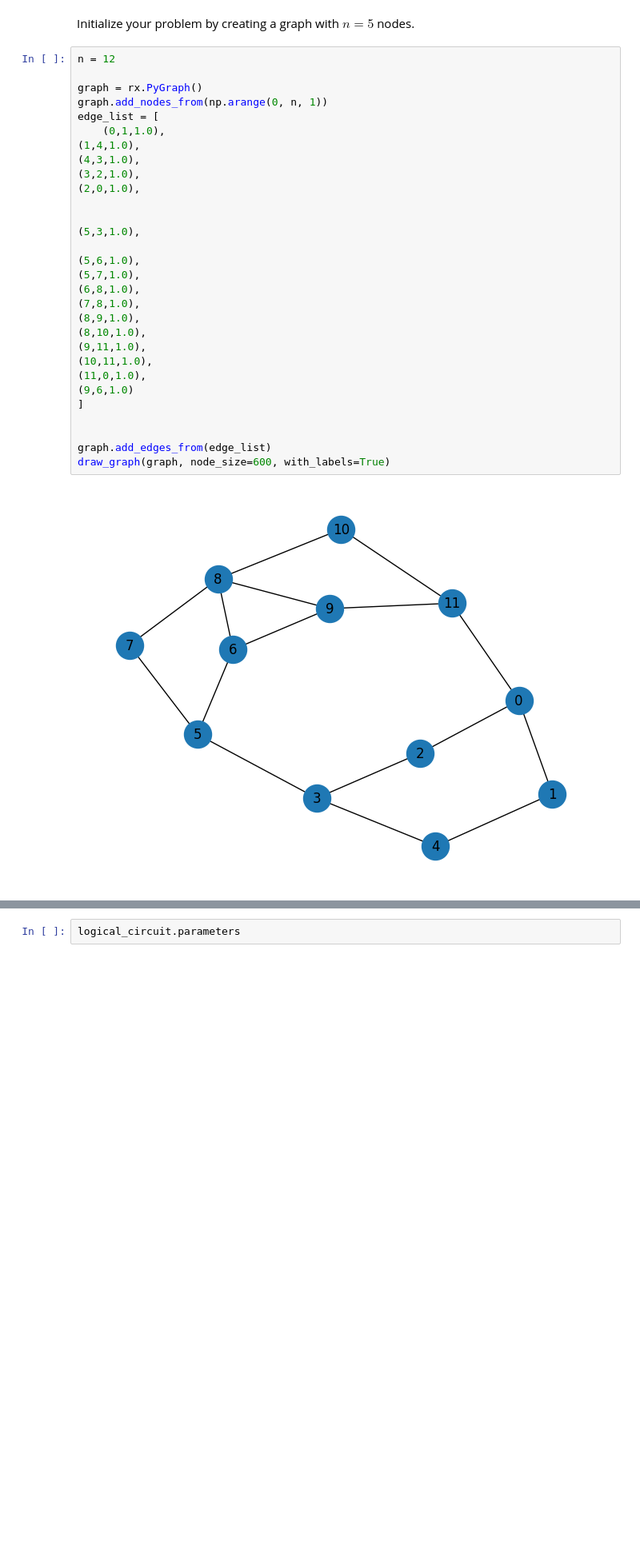
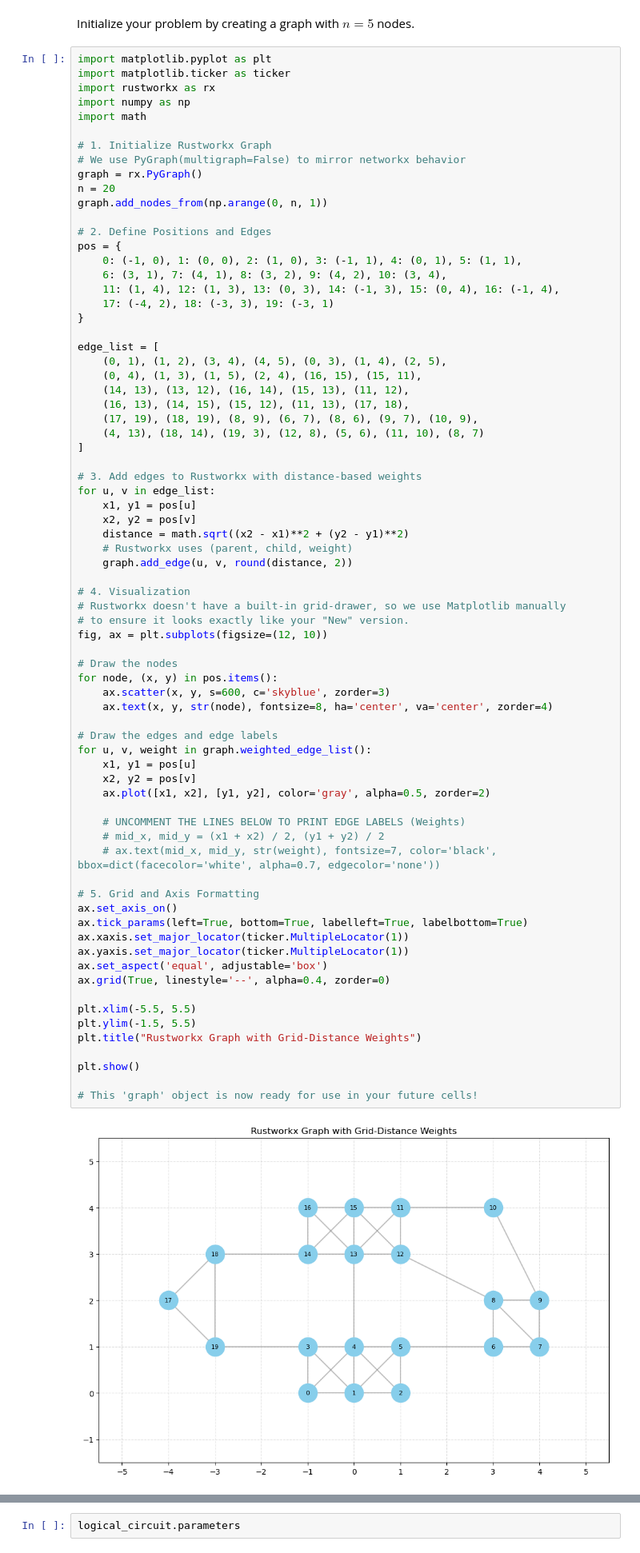
Before and after one commit to TonyPeonio/Ising_Model_Application, a Jupyter notebook: MaxCutRunLocalComplexGeometry.ipynb, the cells around one changed output, grey strips where cells are left out. Shown at 80% size. Cells and saved outputs as stored; diff of their text form; blank space fills up the shorter version.

Commit message:
Converted the graph to be compatible with the rest of the code and did a full run

```diff
--- a/MaxCutRunLocalComplexGeometry.ipynb
+++ b/MaxCutRunLocalComplexGeometry.ipynb
@@ -19,37 +19,80 @@ from qiskit_ibm_runtime import SamplerV2 as Sampler
 # %% [markdown]
 Initialize your problem by creating a graph with $n=5$ nodes.
 # %%
-n = 12
+import matplotlib.pyplot as plt
+import matplotlib.ticker as ticker
+import rustworkx as rx
+import numpy as np
+import math
 
+# 1. Initialize Rustworkx Graph
+# We use PyGraph(multigraph=False) to mirror networkx behavior
 graph = rx.PyGraph()
+n = 20
 graph.add_nodes_from(np.arange(0, n, 1))
+
+# 2. Define Positions and Edges
+pos = {
+    0: (-1, 0), 1: (0, 0), 2: (1, 0), 3: (-1, 1), 4: (0, 1), 5: (1, 1),
+    6: (3, 1), 7: (4, 1), 8: (3, 2), 9: (4, 2), 10: (3, 4),
+    11: (1, 4), 12: (1, 3), 13: (0, 3), 14: (-1, 3), 15: (0, 4), 16: (-1, 4),
+    17: (-4, 2), 18: (-3, 3), 19: (-3, 1)
+}
+
 edge_list = [
-    (0,1,1.0),
-(1,4,1.0),
-(4,3,1.0),
-(3,2,1.0),
-(2,0,1.0),
-
-
-(5,3,1.0),
-
-(5,6,1.0),
-(5,7,1.0),
-(6,8,1.0),
-(7,8,1.0),
-(8,9,1.0),
-(8,10,1.0),
-(9,11,1.0),
-(10,11,1.0),
-(11,0,1.0),
-(9,6,1.0)
+    (0, 1), (1, 2), (3, 4), (4, 5), (0, 3), (1, 4), (2, 5),
+    (0, 4), (1, 3), (1, 5), (2, 4), (16, 15), (15, 11),
+    (14, 13), (13, 12), (16, 14), (15, 13), (11, 12),
+    (16, 13), (14, 15), (15, 12), (11, 13), (17, 18),
+    (17, 19), (18, 19), (8, 9), (6, 7), (8, 6), (9, 7), (10, 9),
+    (4, 13), (18, 14), (19, 3), (12, 8), (5, 6), (11, 10), (8, 7)
 ]
 
+# 3. Add edges to Rustworkx with distance-based weights
+for u, v in edge_list:
+    x1, y1 = pos[u]
+    x2, y2 = pos[v]
+    distance = math.sqrt((x2 - x1)**2 + (y2 - y1)**2)
+    # Rustworkx uses (parent, child, weight)
+    graph.add_edge(u, v, round(distance, 2))
 
-graph.add_edges_from(edge_list)
-draw_graph(graph, node_size=600, with_labels=True)
+# 4. Visualization
+# Rustworkx doesn't have a built-in grid-drawer, so we use Matplotlib manually
+# to ensure it looks exactly like your "New" version.
+fig, ax = plt.subplots(figsize=(12, 10))
+
+# Draw the nodes
+for node, (x, y) in pos.items():
+    ax.scatter(x, y, s=600, c='skyblue', zorder=3)
+    ax.text(x, y, str(node), fontsize=8, ha='center', va='center', zorder=4)
+
+# Draw the edges and edge labels
+for u, v, weight in graph.weighted_edge_list():
+    x1, y1 = pos[u]
+    x2, y2 = pos[v]
+    ax.plot([x1, x2], [y1, y2], color='gray', alpha=0.5, zorder=2)
+
+    # UNCOMMENT THE LINES BELOW TO PRINT EDGE LABELS (Weights)
+    # mid_x, mid_y = (x1 + x2) / 2, (y1 + y2) / 2
+    # ax.text(mid_x, mid_y, str(weight), fontsize=7, color='black', bbox=dict(facecolor='white', alpha=0.7, edgecolor='none'))
+
+# 5. Grid and Axis Formatting
+ax.set_axis_on()
+ax.tick_params(left=True, bottom=True, labelleft=True, labelbottom=True)
+ax.xaxis.set_major_locator(ticker.MultipleLocator(1))
+ax.yaxis.set_major_locator(ticker.MultipleLocator(1))
+ax.set_aspect('equal', adjustable='box')
+ax.grid(True, linestyle='--', alpha=0.4, zorder=0)
+
+plt.xlim(-5.5, 5.5)
+plt.ylim(-1.5, 5.5)
+plt.title("Rustworkx Graph with Grid-Distance Weights")
+
+plt.show()
+
+# This 'graph' object is now ready for use in your future cells!
 # %% [output]
-[figure, old version]
+[figure, new version]
 # %%
 def build_max_cut_paulis(
     graph: rx.PyGraph,
```
Also changed, not shown: parts of 9 cells of this notebook.
